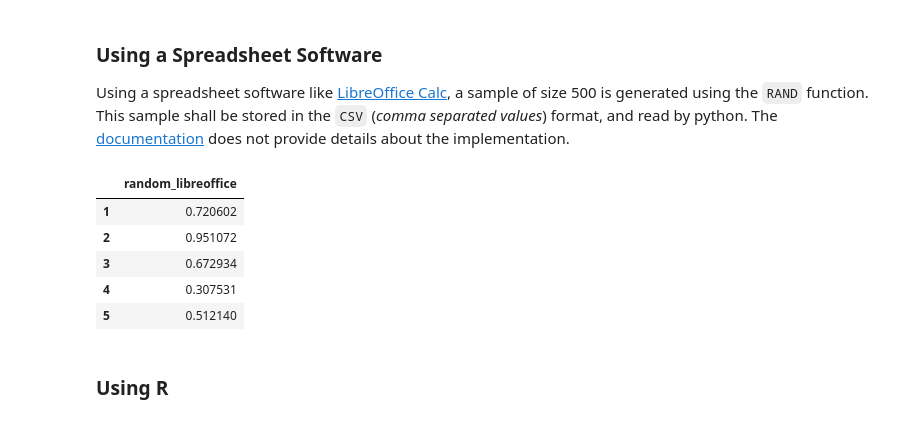
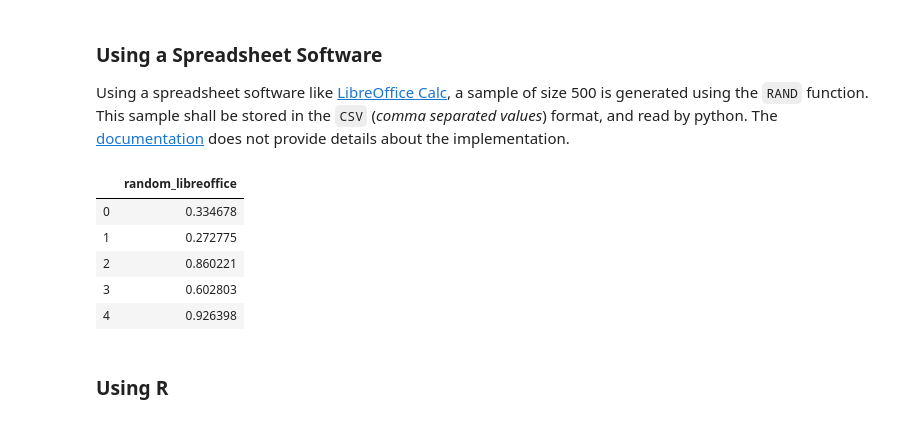
Before and after one commit to rahmanziaur/Simu-Model-ICT, a Jupyter notebook: chi_squared_testing.ipynb, the cells around one changed output. Cells and saved outputs as stored; diff of their text form; code cells hidden in the pictures.

```diff
--- a/chi_squared_testing.ipynb
+++ b/chi_squared_testing.ipynb
@@ -106,15 +106,15 @@ df_scipy.head()
 
 Using a spreadsheet software like [LibreOffice Calc](https://www.libreoffice.org/discover/calc/), a sample of size 500 is generated using the `RAND` function. This sample shall be stored in the `CSV` (*comma separated values*) format, and read by python. The [documentation](https://help.libreoffice.org/Calc/Mathematical_Functions#RAND) does not provide details about the implementation.
 # %%
-df_libreoffice = pd.read_csv('https://raw.githubusercontent.com/rahmanziaur/Simu-Model-ICT/main/TEst_simu/500-rand.csv', sep=',', names=["random_libreoffice"], header=0)
+df_libreoffice = pd.read_csv('random_data_500_headers.csv', sep=',', names=["random_libreoffice"], header=0)
 df_libreoffice.head()
 # %% [output]
 |  | random_libreoffice |
-| 1 | 0.720602 |
-| 2 | 0.951072 |
-| 3 | 0.672934 |
-| 4 | 0.307531 |
-| 5 | 0.512140 |
+| 0 | 0.334678 |
+| 1 | 0.272775 |
+| 2 | 0.860221 |
+| 3 | 0.602803 |
+| 4 | 0.926398 |
 # %% [markdown]
 ### Using R
 # %% [markdown]
```
Also changed, not shown: parts of 12 cells of this notebook.
